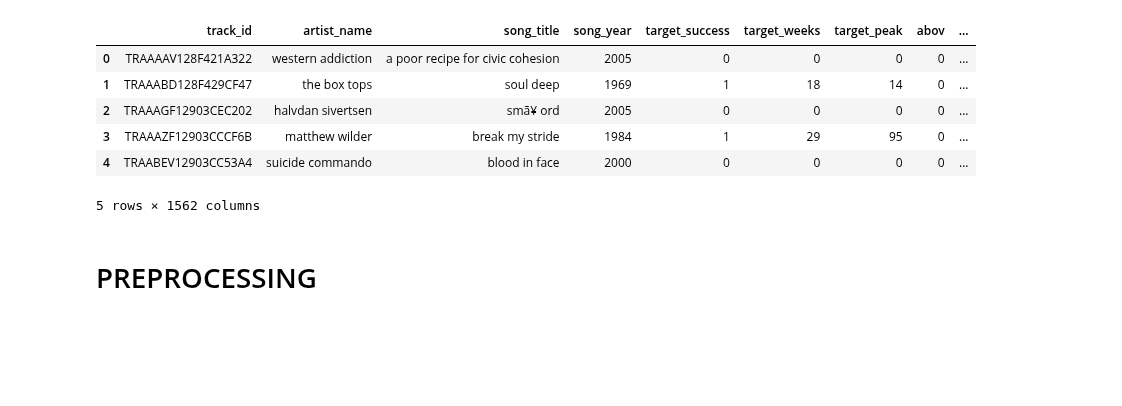
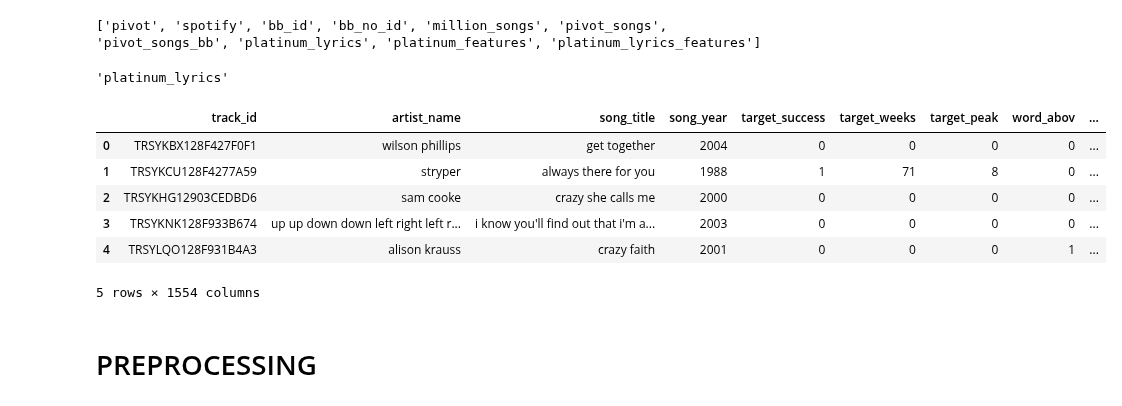
Before and after one commit to jwade688/platinum_lyric_project, a Jupyter notebook: ML/ML_model_v2.ipynb, the cells around one changed output. Cells and saved outputs as stored; diff of their text form; code cells hidden in the pictures; blank space fills up the shorter version.

```diff
--- a/ML/ML_model_v2.ipynb
+++ b/ML/ML_model_v2.ipynb
@@ -31,30 +28,30 @@ from sklearn.feature_selection import SelectFromModel
 import statsmodels.formula.api as sm
 # %%
 # Connect to database (Note: The package psychopg2 is required for Postgres to work with SQLAlchemy)
-# db_string = f"postgres://postgres:{RDS_pwd}@platinum-rds.cbu3an3ywyth.us-east-2.rds.amazonaws.com/Platinum_Lyrics"
-# engine = create_engine(db_string)
+db_string = f"postgres://postgres:{RDS_pwd}@platinum-rds.cbu3an3ywyth.us-east-2.rds.amazonaws.com/Platinum_Lyrics"
+engine = create_engine(db_string)
 # %%
 #printing names of the tables present in the database
-# print(engine.table_names())
+print(engine.table_names())
+# %% [output]
+['pivot', 'spotify', 'bb_id', 'bb_no_id', 'million_songs', 'pivot_songs', 'pivot_songs_bb', 'platinum_lyrics', 'platinum_features', 'platinum_lyrics_features']
 # %%
 # lyrics_features = engine.table_names()[0]
-# lyrics_only = engine.table_names()[7]
-# lyrics_only
+lyrics_only = engine.table_names()[7]
+lyrics_only
+# %% [output]
+'platinum_lyrics'
 # %%
 # Read SQL database table into a DataFrame.
-# lyrics_only_df = pd.read_sql_table(lyrics_only,engine)
-# lyrics_only_df.head()
+lyrics_only_df = pd.read_sql_table(lyrics_only,engine)
+lyrics_only_df.head()
+# %% [output]
+|  | track_id | artist_name | song_title | song_year | target_success | target_weeks | target_peak | word_abov | ... |
+| 0 | TRSYKBX128F427F0F1 | wilson phillips | get together | 2004 | 0 | 0 | 0 | 0 | ... |
+| 1 | TRSYKCU128F4277A59 | stryper | always there for you | 1988 | 1 | 71 | 8 | 0 | ... |
+| 2 | TRSYKHG12903CEDBD6 | sam cooke | crazy she calls me | 2000 | 0 | 0 | 0 | 0 | ... |
+| 3 | TRSYKNK128F933B674 | up up down down left right left r... | i know you'll find out that i'm a... | 2003 | 0 | 0 | 0 | 0 | ... |
+| 4 | TRSYLQO128F931B4A3 | alison krauss | crazy faith | 2001 | 0 | 0 | 0 | 1 | ... |
+5 rows × 1554 columns
-# %%
-# Create dataframe
-lyrics_only_df = pd.read_csv('../Resources/platinum_lyrics.csv', index_col='Unnamed: 0')
-lyrics_only_df.head()
-# %% [output]
-|  | track_id | artist_name | song_title | song_year | target_success | target_weeks | target_peak | abov | ... |
-| 0 | TRAAAAV128F421A322 | western addiction | a poor recipe for civic cohesion | 2005 | 0 | 0 | 0 | 0 | ... |
-| 1 | TRAAABD128F429CF47 | the box tops | soul deep | 1969 | 1 | 18 | 14 | 0 | ... |
-| 2 | TRAAAGF12903CEC202 | halvdan sivertsen | smã¥ ord | 2005 | 0 | 0 | 0 | 0 | ... |
-| 3 | TRAAAZF12903CCCF6B | matthew wilder | break my stride | 1984 | 1 | 29 | 95 | 0 | ... |
-| 4 | TRAABEV12903CC53A4 | suicide commando | blood in face | 2000 | 0 | 0 | 0 | 0 | ... |
-5 rows × 1562 columns
 # %%
 # Remove the prefix "word_":
```
Also changed, not shown: parts of 43 cells of this notebook, 2 other files.
